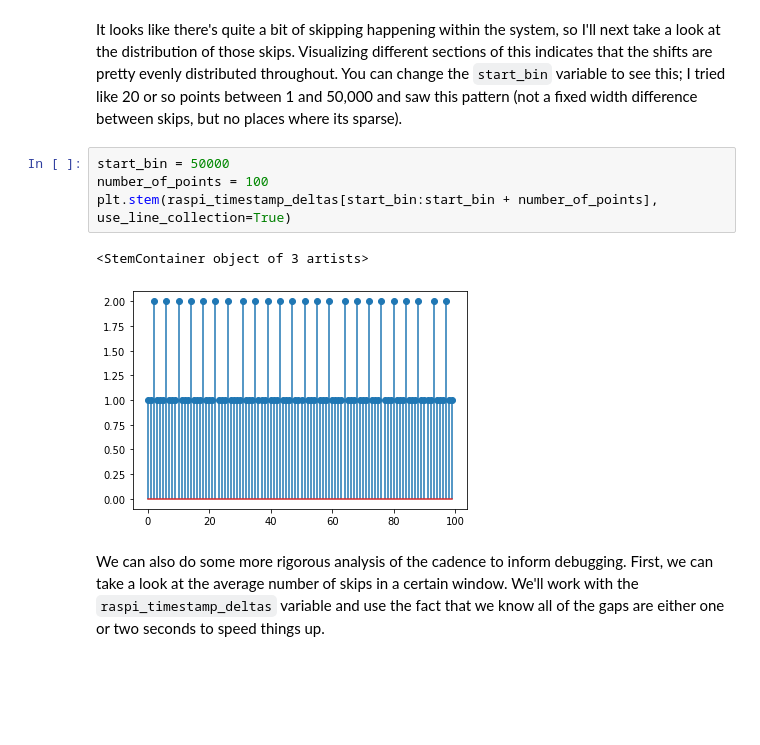
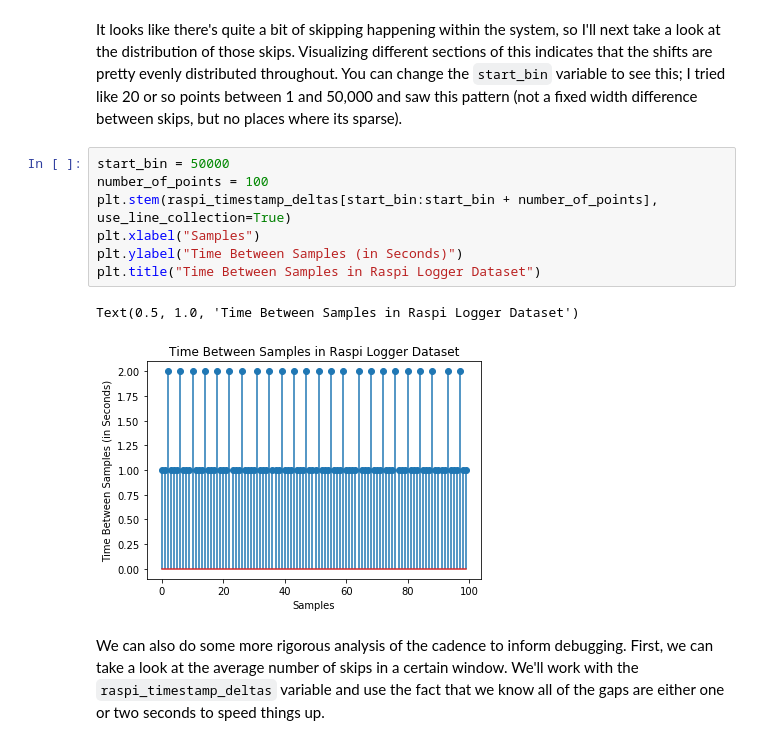
Before and after one commit to airpartners/logger-data-analysis, a Jupyter notebook: 2-2021-raspi-logging-experiment/logging-validation.ipynb, the cells around one changed output. Drawn from its saved outputs; the diff is of its cells as text; blank space fills up the shorter version.

Commit message:
Added axes/title/legends to plots in analysis notebook

```diff
--- a/2-2021-raspi-logging-experiment/logging-validation.ipynb
+++ b/2-2021-raspi-logging-experiment/logging-validation.ipynb
@@ -128,10 +128,13 @@ It looks like there's quite a bit of skipping happening within the system, so I'
 # %%
 start_bin = 50000
 number_of_points = 100
 plt.stem(raspi_timestamp_deltas[start_bin:start_bin + number_of_points], use_line_collection=True)
+plt.xlabel("Samples")
+plt.ylabel("Time Between Samples (in Seconds)")
+plt.title("Time Between Samples in Raspi Logger Dataset")
 # %% [output]
-<StemContainer object of 3 artists>
+Text(0.5, 1.0, 'Time Between Samples in Raspi Logger Dataset')
-[figure, old version]
+[figure, new version]
 # %% [markdown]
 We can also do some more rigorous analysis of the cadence to inform debugging. First, we can take a look at the average number of skips in a certain window. We'll work with the `raspi_timestamp_deltas` variable and use the fact that we know all of the gaps are either one or two seconds to speed things up.
 # %%
```
Also changed, not shown: parts of 1 cell of this notebook.
